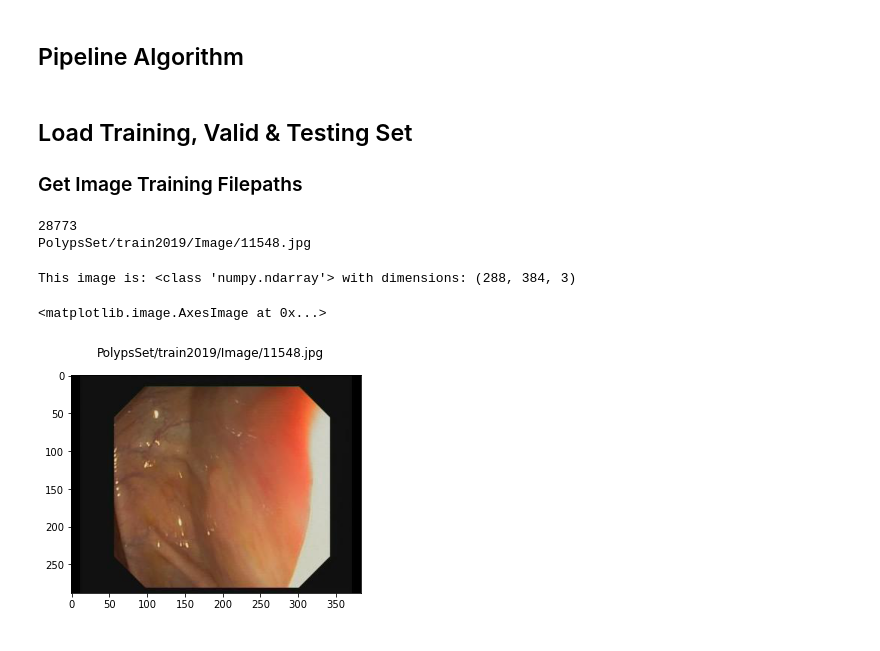
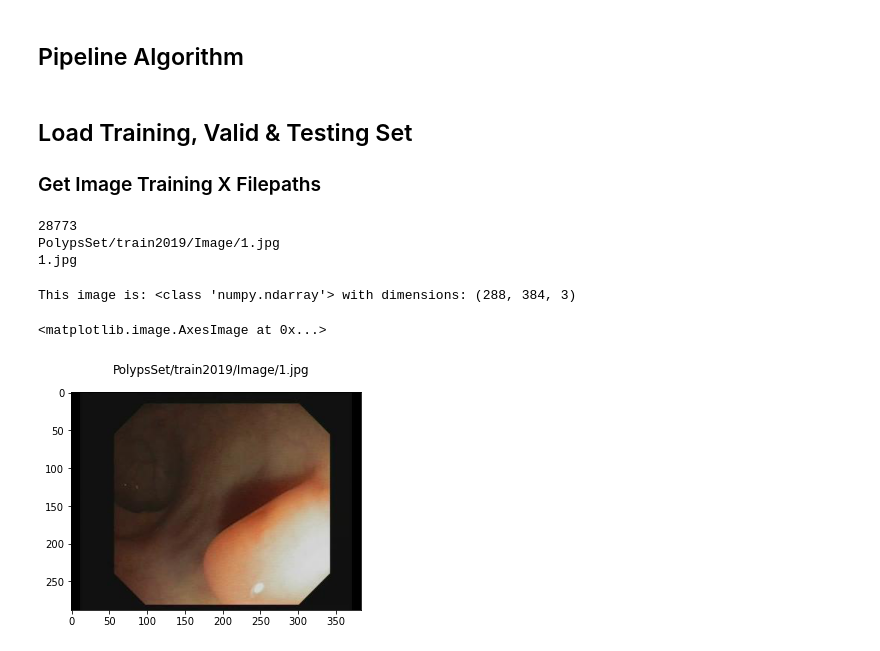
Before and after one commit to shreyahunur/Lesion-Detection, a Jupyter notebook: Notebooks/jm_lesion_detection.ipynb, the cells around one changed output. Cells and saved outputs as stored; diff of their text form; code cells hidden in the pictures.

```diff
--- a/Notebooks/jm_lesion_detection.ipynb
+++ b/Notebooks/jm_lesion_detection.ipynb
@@ -19,11 +22,13 @@ import matplotlib.image as mpimg
 # %%
 def get_filepaths(basepath, file_type):
     files = []
+    filenames = []
     for filename in os.listdir(basepath):
         if filename.endswith(file_type):
             filepath = os.path.join(basepath, filename)
             files.append(filepath)
-    return files
+        filenames.append(filename)
+    return files, filenames
 
 def read_img(img_path):
     image = mpimg.imread(img_path)
@@ -36,6 +41,10 @@ def get_images(img_files):
         image = read_img(img_file)
         images.append(image)
         return images
+
+def change_extension(img_file, file_type):
+    p = Path(img_file)
+    return p.rename(p.with_suffix(file_type))
 
 def grayscale(img):
     return cv2.cvtColor(img, cv2.COLOR_RGB2GRAY)
@@ -65,4 +70,4 @@ bounding_boxes = []
 # %% [markdown]
 ## Load Training, Valid & Testing Set
 
-### Get Image Training Filepaths
+### Get Image Training X Filepaths
@@ -69,20 +78,22 @@ bounding_boxes = []
 # %%
-train_basepath = "PolypsSet/train2019/Image"
+train_X_basepath = "PolypsSet/train2019/Image"
 file_type = ".jpg"
-train_filepaths = get_filepaths(train_basepath, file_type)
+train_X_filepaths, train_X_filenames = get_filepaths(train_X_basepath, file_type)
 
-print(len(train_filepaths))
-print(train_filepaths[0])
+print(len(train_X_filepaths))
+print(train_X_filepaths[0])
+print(train_X_filenames[0])
 # %% [output]
 28773
-PolypsSet/train2019/Image/11548.jpg
+PolypsSet/train2019/Image/1.jpg
+1.jpg
 # %%
-train_images = get_images(train_filepaths)
+train_X_images = get_images(train_X_filepaths)
 
-plt.suptitle(train_filepaths[0])
-plt.imshow(train_images[0])
+plt.suptitle(train_X_filepaths[0])
+plt.imshow(train_X_images[0])
 # %% [output]
 This image is: <class 'numpy.ndarray'> with dimensions: (288, 384, 3)
 <matplotlib.image.AxesImage at 0x...>
-[figure, old version]
+[figure, new version]
 # %%
```
Also changed, not shown: parts of 11 cells of this notebook.
